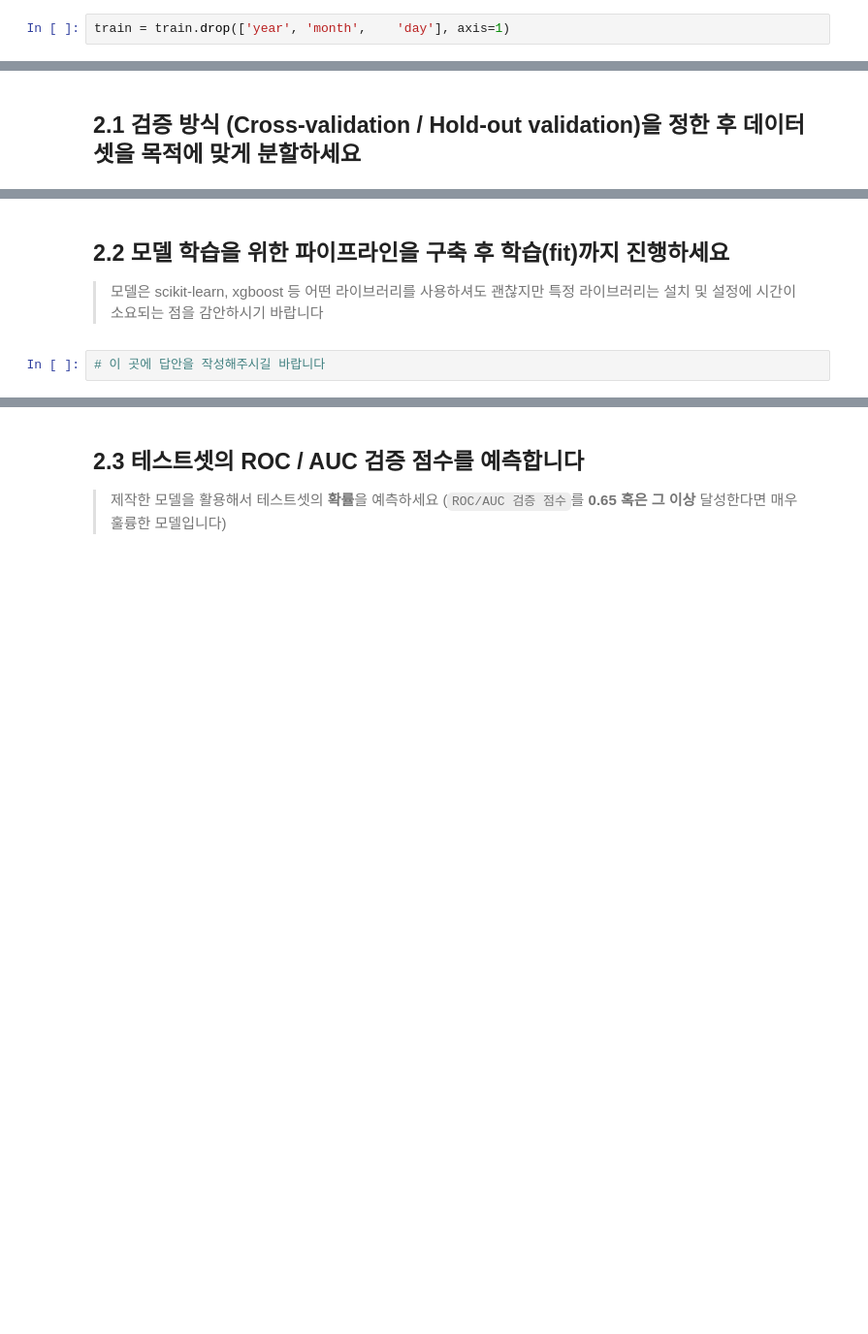
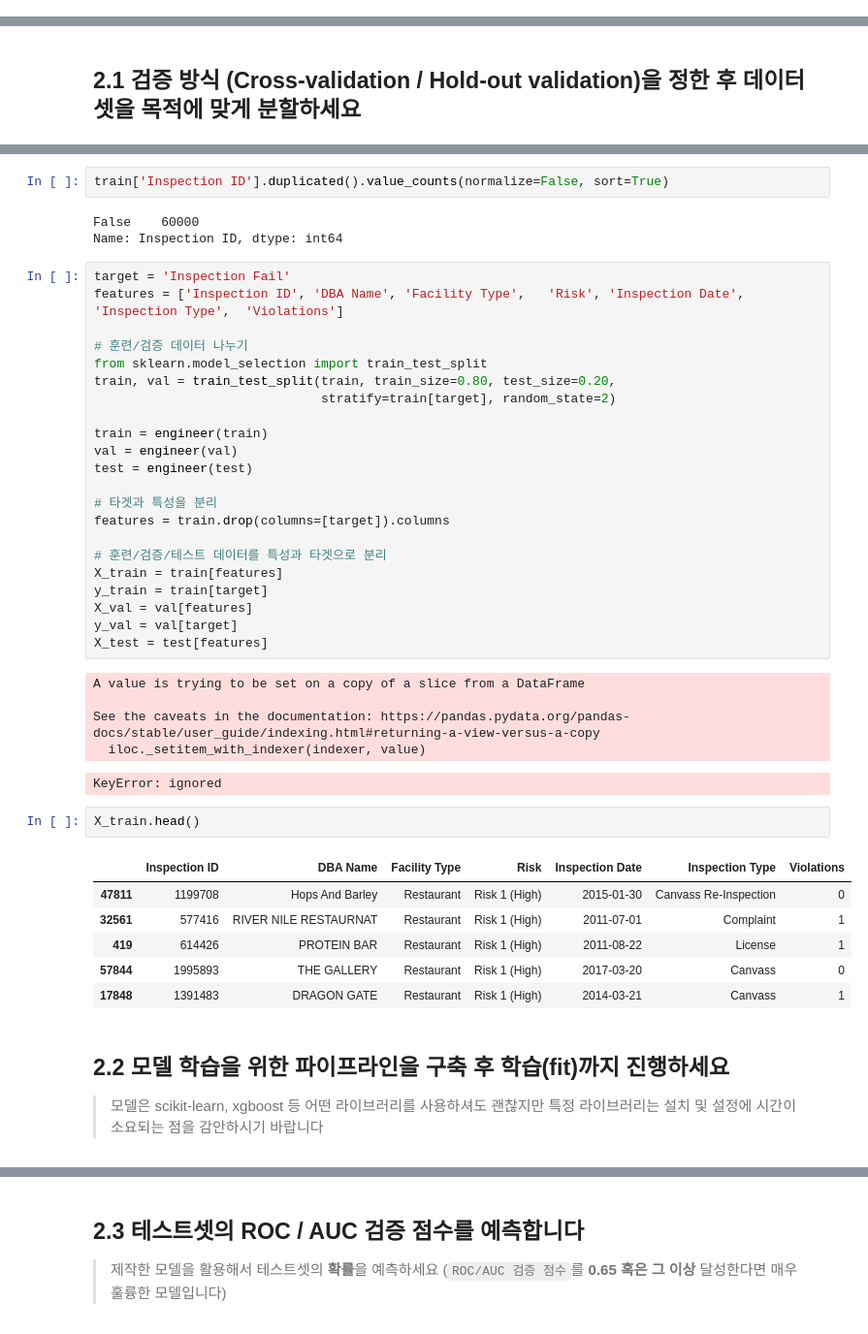
Before and after one commit to Shena2/project, a Jupyter notebook: section2/sprint challenge/ds-sc23x.ipynb, the cells around one changed output, grey strips where cells are left out. Shown at 97% size. Drawn from its saved outputs; the diff is of its cells as text; blank space fills up the shorter version.

```diff
--- a/section2/sprint challenge/ds-sc23x.ipynb
+++ b/section2/sprint challenge/ds-sc23x.ipynb
@@ -219,2 +210,0 @@ train.head()
-# %%
-train = train.drop(['year',	'month',	'day'], axis=1)
@@ -278,5 +239,45 @@ train1.head()
+# %%
+train['Inspection ID'].duplicated().value_counts(normalize=False, sort=True)
+# %% [output]
+False    60000
+Name: Inspection ID, dtype: int64
+# %%
+target = 'Inspection Fail'
+features = ['Inspection ID', 'DBA Name', 'Facility Type',	'Risk', 'Inspection Date', 'Inspection Type',	'Violations']
+
+# 훈련/검증 데이터 나누기
+from sklearn.model_selection import train_test_split
+train, val = train_test_split(train, train_size=0.80, test_size=0.20,
+                              stratify=train[target], random_state=2)
+
+train = engineer(train)
+val = engineer(val)
+test = engineer(test)
+
+# 타겟과 특성을 분리
+features = train.drop(columns=[target]).columns
+
+# 훈련/검증/테스트 데이터를 특성과 타겟으로 분리
+X_train = train[features]
+y_train = train[target]
+X_val = val[features]
+y_val = val[target]
+X_test = test[features]
+# %% [output]
+A value is trying to be set on a copy of a slice from a DataFrame
+
+See the caveats in the documentation: https://pandas.pydata.org/pandas-docs/stable/user_guide/indexing.html#returning-a-view-versus-a-copy
+  iloc._setitem_with_indexer(indexer, value)
+KeyError: ignored
+# %%
+X_train.head()
+# %% [output]
+|  | Inspection ID | DBA Name | Facility Type | Risk | Inspection Date | Inspection Type | Violations |
+| 47811 | 1199708 | Hops And Barley | Restaurant | Risk 1 (High) | 2015-01-30 | Canvass Re-Inspection | 0 |
+| 32561 | 577416 | RIVER NILE RESTAURNAT | Restaurant | Risk 1 (High) | 2011-07-01 | Complaint | 1 |
+| 419 | 614426 | PROTEIN BAR | Restaurant | Risk 1 (High) | 2011-08-22 | License | 1 |
+| 57844 | 1995893 | THE GALLERY | Restaurant | Risk 1 (High) | 2017-03-20 | Canvass | 0 |
+| 17848 | 1391483 | DRAGON GATE | Restaurant | Risk 1 (High) | 2014-03-21 | Canvass | 1 |
 # %% [markdown]
 ## 2.2 모델 학습을 위한 파이프라인을 구축 후 학습(fit)까지 진행하세요
 > 모델은 scikit-learn, xgboost 등 어떤 라이브러리를 사용하셔도 괜찮지만 특정 라이브러리는 설치 및 설정에 시간이 소요되는 점을 감안하시기 바랍니다
-# %%
-# 이 곳에 답안을 작성해주시길 바랍니다
```
Also changed, not shown: parts of 13 cells of this notebook.
